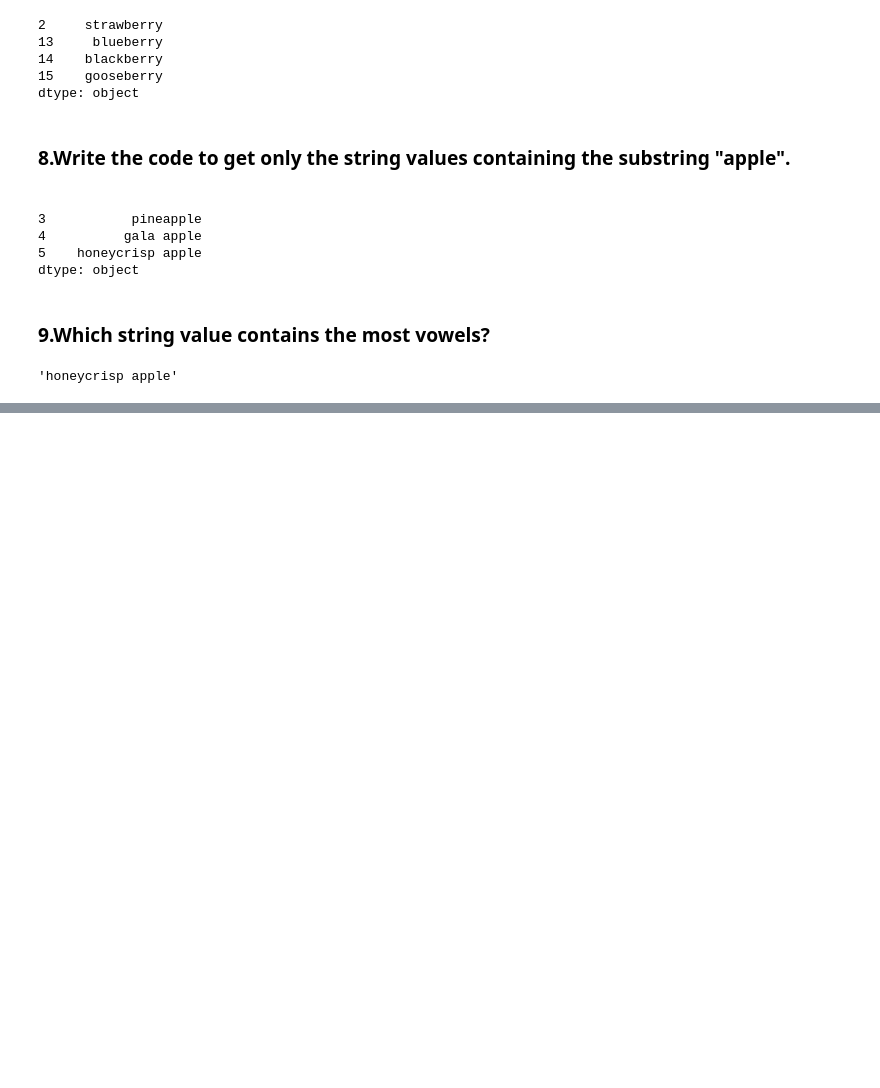
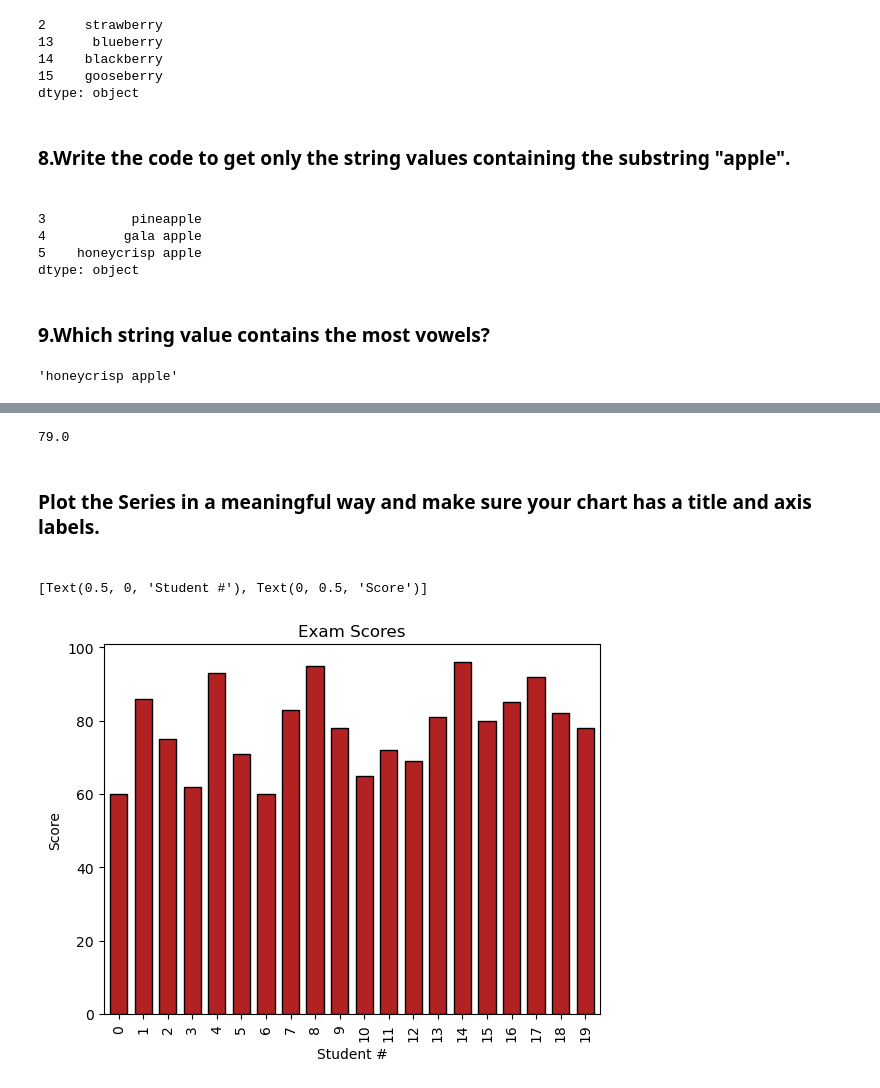
Before and after one commit to JonathanTWare/numpy-pandas-visualization-exercises, a Jupyter notebook: pandas_series.ipynb, the cells around one changed output, grey strips where cells are left out. Saved outputs shown, nothing was run; the diff lists cells and outputs as text; code cells hidden in the pictures; blank space fills up the shorter version.

```diff
--- a/pandas_series.ipynb
+++ b/pandas_series.ipynb
@@ -360,0 +612,2 @@ most_vowels[-1]
+# %%
+exam_scores = pd.Series([60, 86, 75, 62, 93, 71, 60, 83, 95, 78, 65, 72, 69, 81, 96, 80, 85, 92, 82, 78])
@@ -360,0 +656,20 @@ most_vowels[-1]
+# %%
+exam_scores.median()
+# %% [output]
+79.0
+# %% [markdown]
+### Plot the Series in a meaningful way and make sure your chart has a title and axis labels.
+###
+# %%
+(
+    exam_scores.plot.bar(title='Exam Scores',
+                            rot=90,
+                            color='firebrick',
+                            ec='black',
+                            width = .7).set(xlabel='Student #',
+                            ylabel='Score')
+
+)
+# %% [output]
+[Text(0.5, 0, 'Student #'), Text(0, 0.5, 'Score')]
+[figure, added]
```
Also changed, not shown: parts of 48 cells of this notebook.
